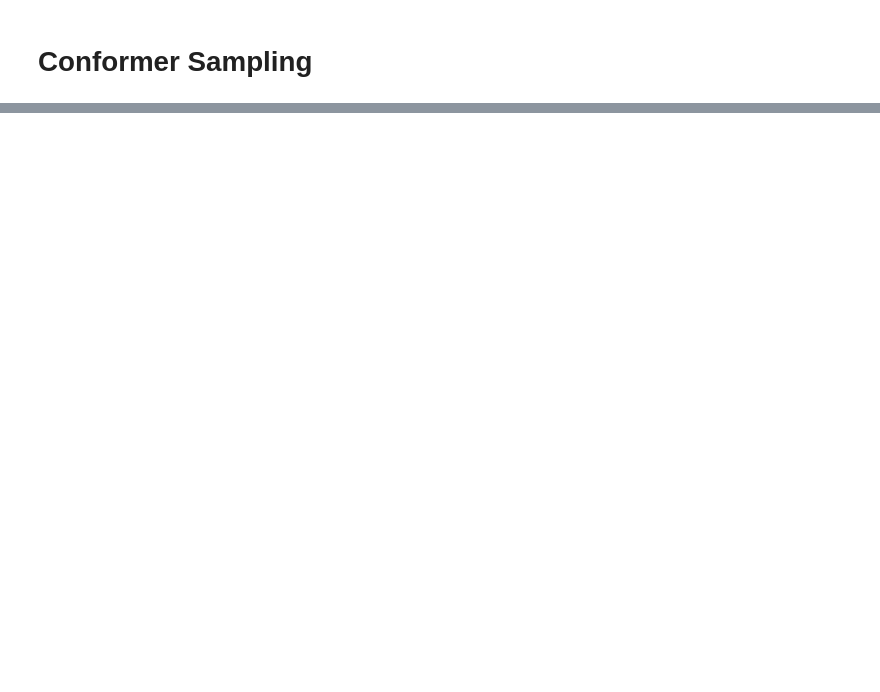
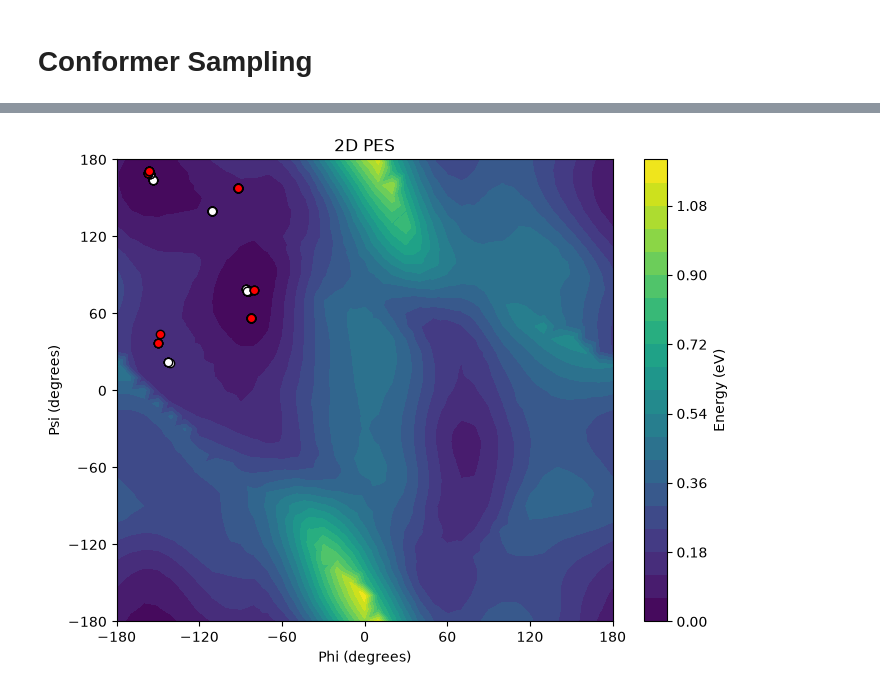
Before and after one commit to Tabor-Research-Group/mlip-demo, a Jupyter notebook: demo/ConformerSampling/ConformerSampling.ipynb, the cells around one changed output, grey strips where cells are left out. Saved outputs shown, nothing was run; the diff lists cells and outputs as text; code cells hidden in the pictures; blank space fills up the shorter version.

```diff
--- a/demo/ConformerSampling/ConformerSampling.ipynb
+++ b/demo/ConformerSampling/ConformerSampling.ipynb
@@ -75,0 +249,45 @@ conf_sampling.visualize(
+# %%
+phis = []
+psis = []
+es = []
+for structure in relaxed_2d_structures:
+    phis.append(structure.info["target_phi"])
+    psis.append(structure.info["target_psi"])
+    es.append(structure.info["Energy"])
+
+
+relaxed_scan_data = np.array(list(zip(phis, psis, es)))
+phi = relaxed_scan_data[:,0]
+psi = relaxed_scan_data[:,1]
+energy = relaxed_scan_data[:,2] - np.min(relaxed_scan_data[:,2])
+
+# Create a 2D potential energy surface plot
+plt.figure(figsize=(8,6))
+plt.tricontourf(phi, psi, energy, levels=20, cmap='viridis')
+plt.colorbar(label='Energy (eV)')
+plt.xlabel('Phi (degrees)')
+plt.ylabel('Psi (degrees)')
+plt.title('2D PES')
+
+plt.xlim(-180, 180)
+plt.ylim(-180, 180)
+plt.xticks(np.arange(-180, 181, 60))
+plt.yticks(np.arange(-180, 181, 60))
+
+def convert_angle(angle):
+    return (angle + 180) % 360 - 180
+
+for struct in opt_mols:
+    phi = convert_angle(struct.get_dihedral(*phi_indices))
+    psi = convert_angle(struct.get_dihedral(*psi_indices))
+    plt.scatter(phi, psi, c='white', cmap='viridis', edgecolor='k')
+
+for struct in mols:
+    phi = convert_angle(struct.get_dihedral(*phi_indices))
+    psi = convert_angle(struct.get_dihedral(*psi_indices))
+    plt.scatter(phi, psi, c='red', cmap='viridis', edgecolor='k')
+
+
+plt.show()
+# %% [output]
+[figure, added]
```
Also changed, not shown: parts of 23 cells of this notebook, 8 other files.
